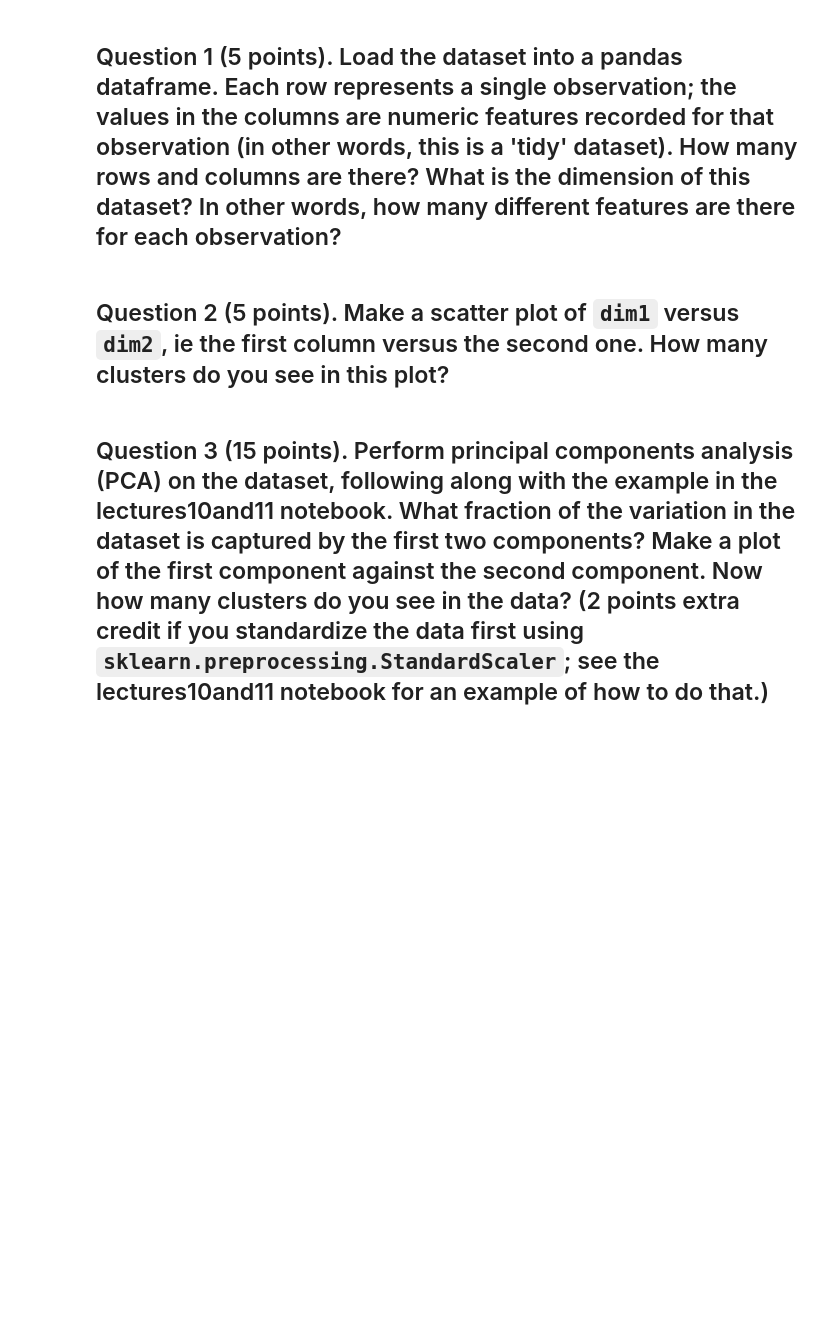
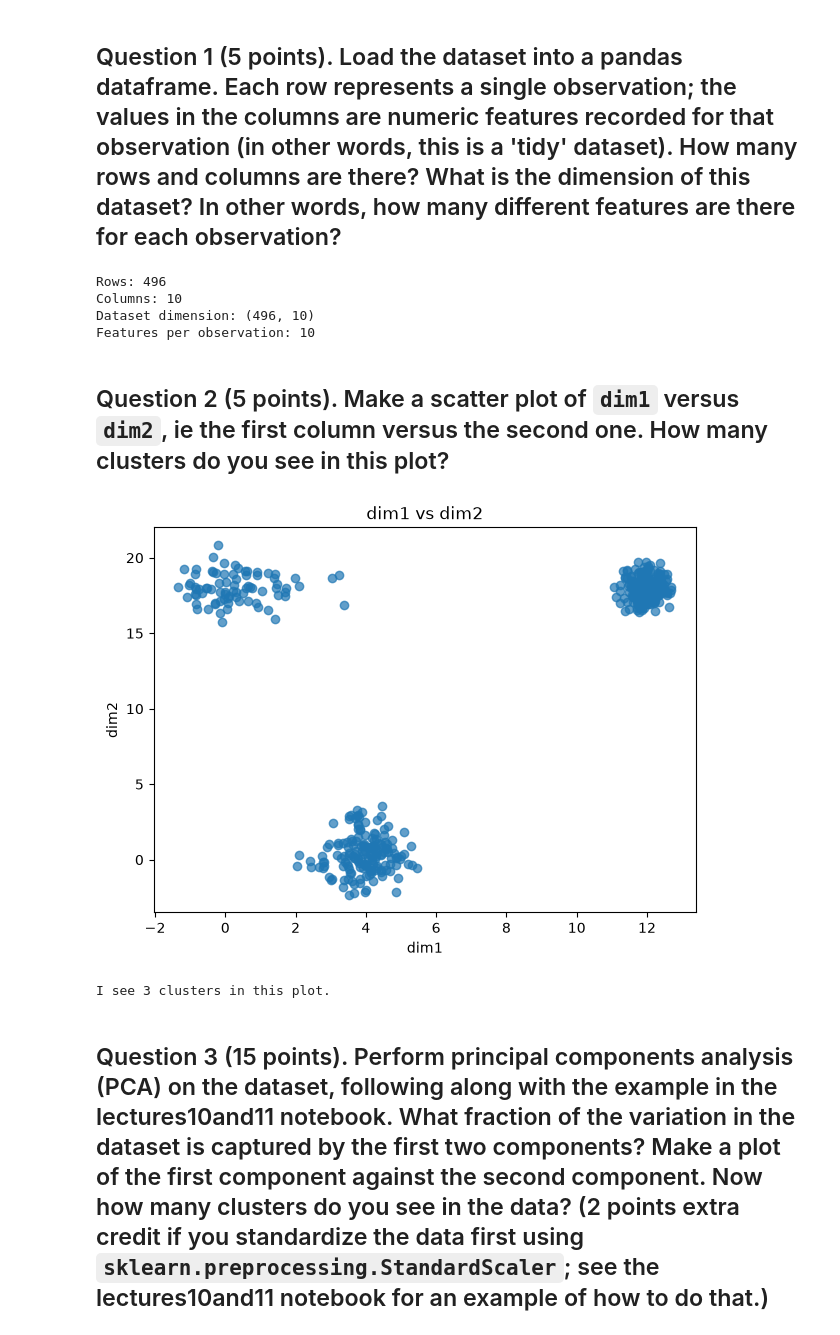
Before and after one commit to emd5-afk/tfcb_2026, a Jupyter notebook: homeworks/homework05/homework05.ipynb, the cells around one changed output. Saved outputs shown, nothing was run; the diff lists cells and outputs as text; code cells hidden in the pictures; blank space fills up the shorter version.

```diff
--- a/homeworks/homework05/homework05.ipynb
+++ b/homeworks/homework05/homework05.ipynb
@@ -16,2 +7,19 @@ df = pd.read_csv(datafile) # df for dataframe but you can call it whatever you l
+# %%
+# Load the dataset into a pandas DataFrame.
+%matplotlib inline
+import matplotlib.pyplot as plt
+import pandas as pd
+
+df = pd.read_csv('data/dataset.csv')
+rows, columns = df.shape
+print(f'Rows: {rows}')
+print(f'Columns: {columns}')
+print(f'Dataset dimension: {df.shape}')
+print(f'Features per observation: {columns}')
+# %% [output]
+Rows: 496
+Columns: 10
+Dataset dimension: (496, 10)
+Features per observation: 10
 # %% [markdown]
 ## Question 2 (5 points). Make a scatter plot of `dim1` versus `dim2`, ie the first column versus the second one. How many clusters do you see in this plot?
@@ -29,2 +26,14 @@ df = pd.read_csv(datafile) # df for dataframe but you can call it whatever you l
+# %%
+plt.figure(figsize=(7, 5))
+plt.scatter(df['dim1'], df['dim2'], alpha=0.7)
+plt.xlabel('dim1')
+plt.ylabel('dim2')
+plt.title('dim1 vs dim2')
+plt.show()
+
+print('I see 3 clusters in this plot.')
+# %% [output]
+[figure, added]
+I see 3 clusters in this plot.
 # %% [markdown]
 ## Question 3 (15 points). Perform principal components analysis (PCA) on the dataset, following along with the example in the lectures10and11 notebook. What fraction of the variation in the dataset is captured by the first two components? Make a plot of the first component against the second component. Now how many clusters do you see in the data? (2 points extra credit if you standardize the data first using `sklearn.preprocessing.StandardScaler`; see the lectures10and11 notebook for an example of how to do that.)
```
Also changed, not shown: parts of 6 cells of this notebook, 6 other files.
